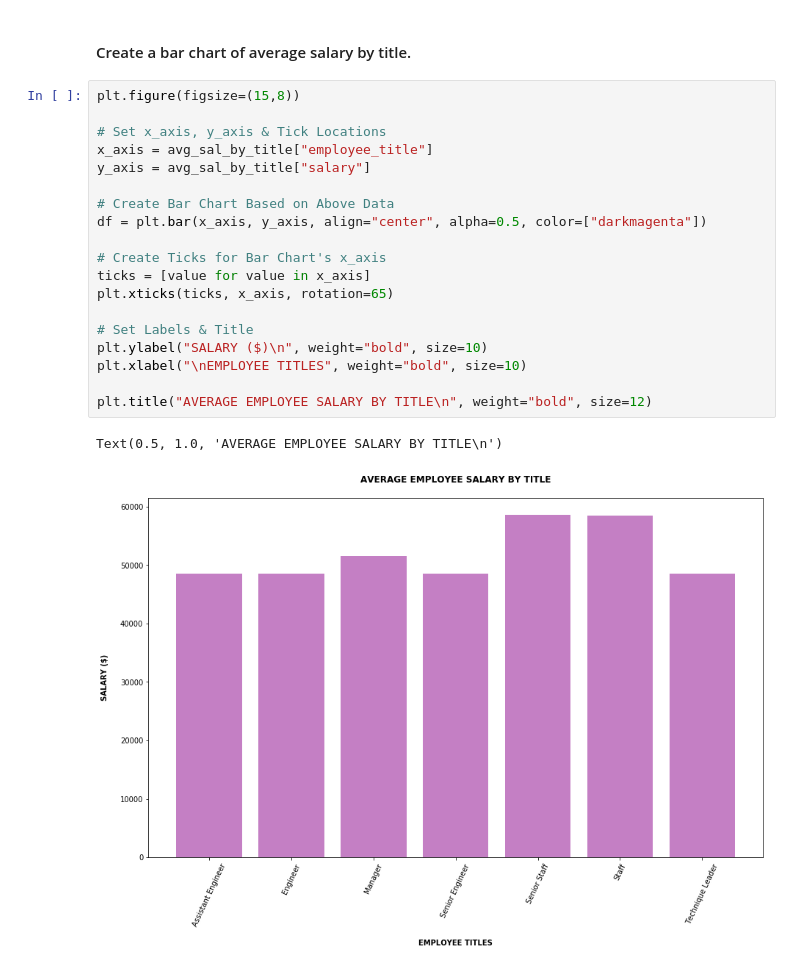
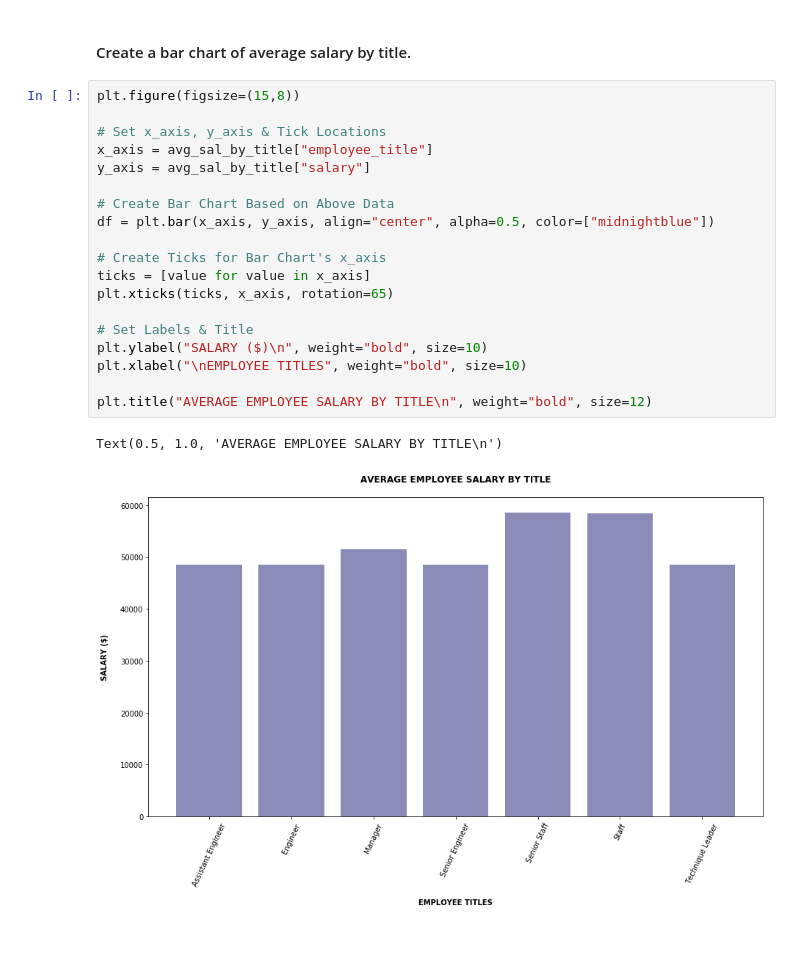
Before and after one commit to ShimsyV/sql-challenge, a Jupyter notebook: SQLpanda.ipynb, the cells around one changed output. Cells and saved outputs as stored; diff of their text form; blank space fills up the shorter version.

Commit message:
Saved the bar graph

```diff
--- a/SQLpanda.ipynb
+++ b/SQLpanda.ipynb
@@ -175,22 +175,22 @@ avg_sal_by_title
 # %%
 plt.figure(figsize=(15,8))
 
 # Set x_axis, y_axis & Tick Locations
 x_axis = avg_sal_by_title["employee_title"]
 y_axis = avg_sal_by_title["salary"]
 
 # Create Bar Chart Based on Above Data
-df = plt.bar(x_axis, y_axis, align="center", alpha=0.5, color=["darkmagenta"])
+df = plt.bar(x_axis, y_axis, align="center", alpha=0.5, color=["midnightblue"])
 
 # Create Ticks for Bar Chart's x_axis
 ticks = [value for value in x_axis]
 plt.xticks(ticks, x_axis, rotation=65)
 
 # Set Labels & Title
 plt.ylabel("SALARY ($)\n", weight="bold", size=10)
 plt.xlabel("\nEMPLOYEE TITLES", weight="bold", size=10)
 
 plt.title("AVERAGE EMPLOYEE SALARY BY TITLE\n", weight="bold", size=12)
 # %% [output]
 Text(0.5, 1.0, 'AVERAGE EMPLOYEE SALARY BY TITLE\n')
-[figure, old version]
+[figure, new version]
```
Also changed, not shown: 1 other file.
